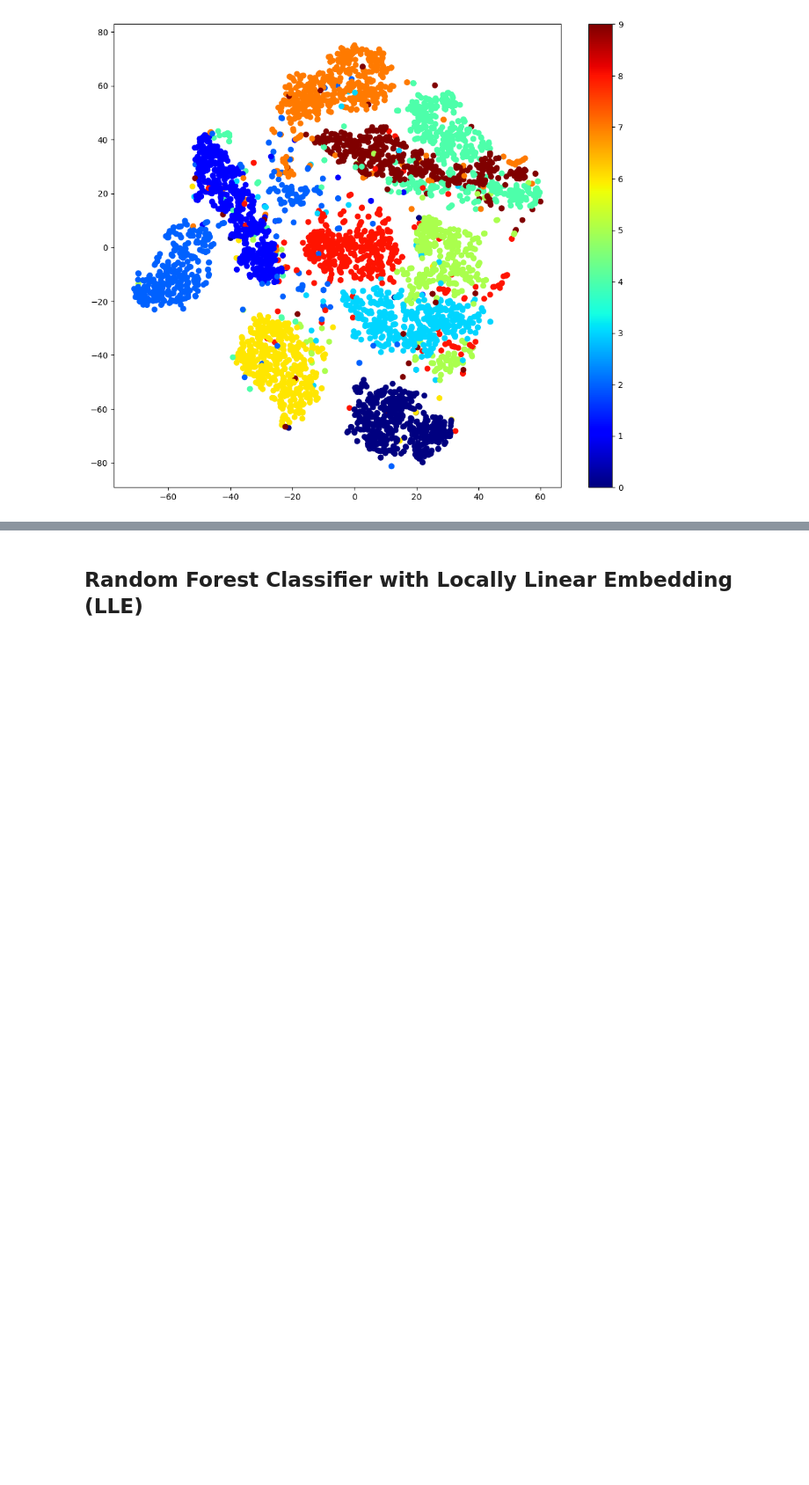
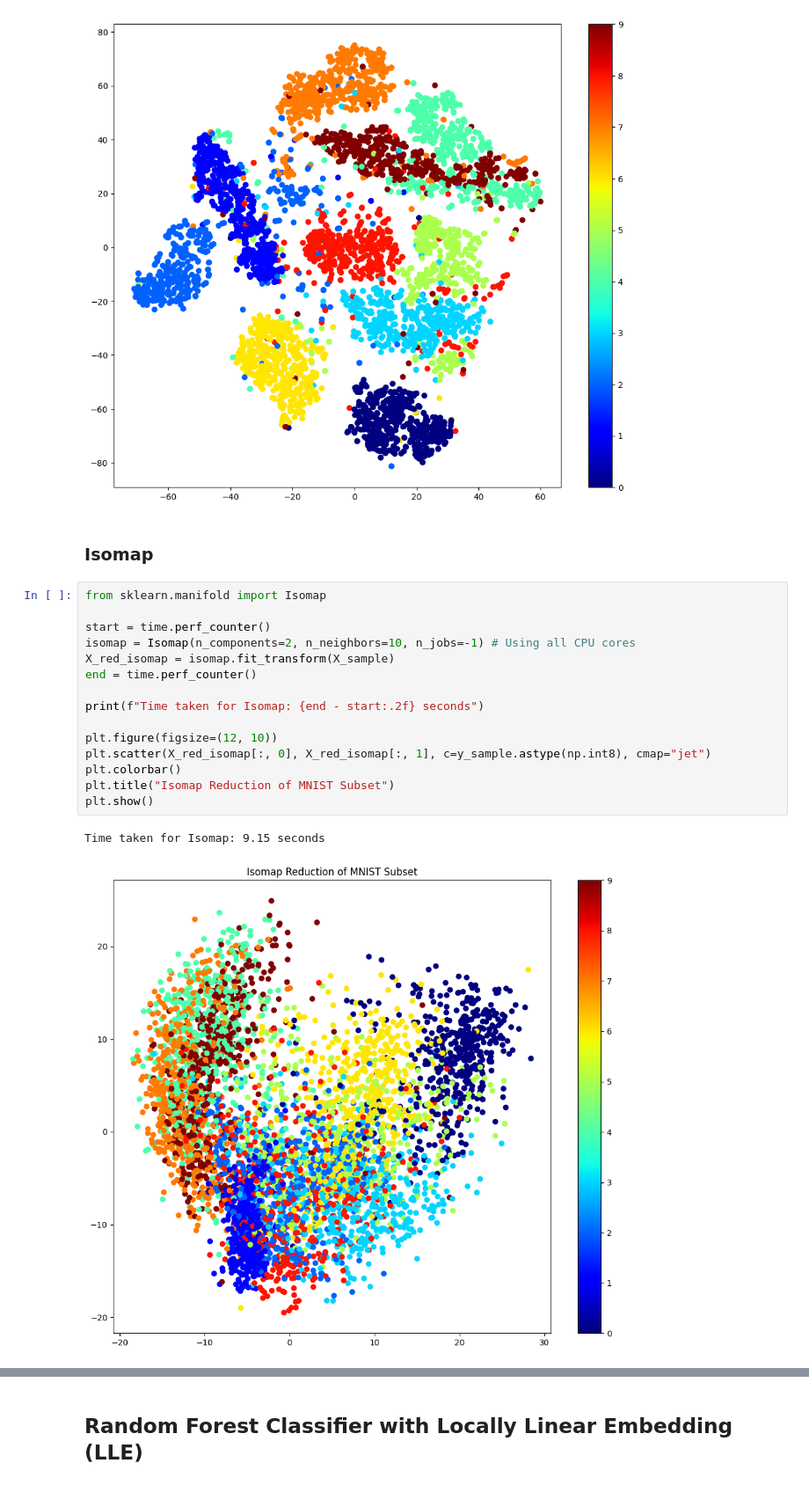
Before and after one commit to Neel58/EigenForge--Dimensionality-Reduction-Representation-Learning, a Jupyter notebook: EigenForge_—_Dimensionality_Reduction_&_Representation_Learning.ipynb, the cells around one changed output, grey strips where cells are left out. Shown at 88% size. Saved outputs shown, nothing was run; the diff lists cells and outputs as text; blank space fills up the shorter version.

```diff
--- a/EigenForge_—_Dimensionality_Reduction_&_Representation_Learning.ipynb
+++ b/EigenForge_—_Dimensionality_Reduction_&_Representation_Learning.ipynb
@@ -487,3 +487,23 @@ plt.show()
 CPU times: user 1min, sys: 76.1 ms, total: 1min
 Wall time: 1min 1s
 [figure]
+# %% [markdown]
+### Isomap
+# %%
+from sklearn.manifold import Isomap
+
+start = time.perf_counter()
+isomap = Isomap(n_components=2, n_neighbors=10, n_jobs=-1) # Using all CPU cores
+X_red_isomap = isomap.fit_transform(X_sample)
+end = time.perf_counter()
+
+print(f"Time taken for Isomap: {end - start:.2f} seconds")
+
+plt.figure(figsize=(12, 10))
+plt.scatter(X_red_isomap[:, 0], X_red_isomap[:, 1], c=y_sample.astype(np.int8), cmap="jet")
+plt.colorbar()
+plt.title("Isomap Reduction of MNIST Subset")
+plt.show()
+# %% [output]
+Time taken for Isomap: 9.15 seconds
+[figure, added]
```
Also changed, not shown: parts of 19 cells of this notebook.
